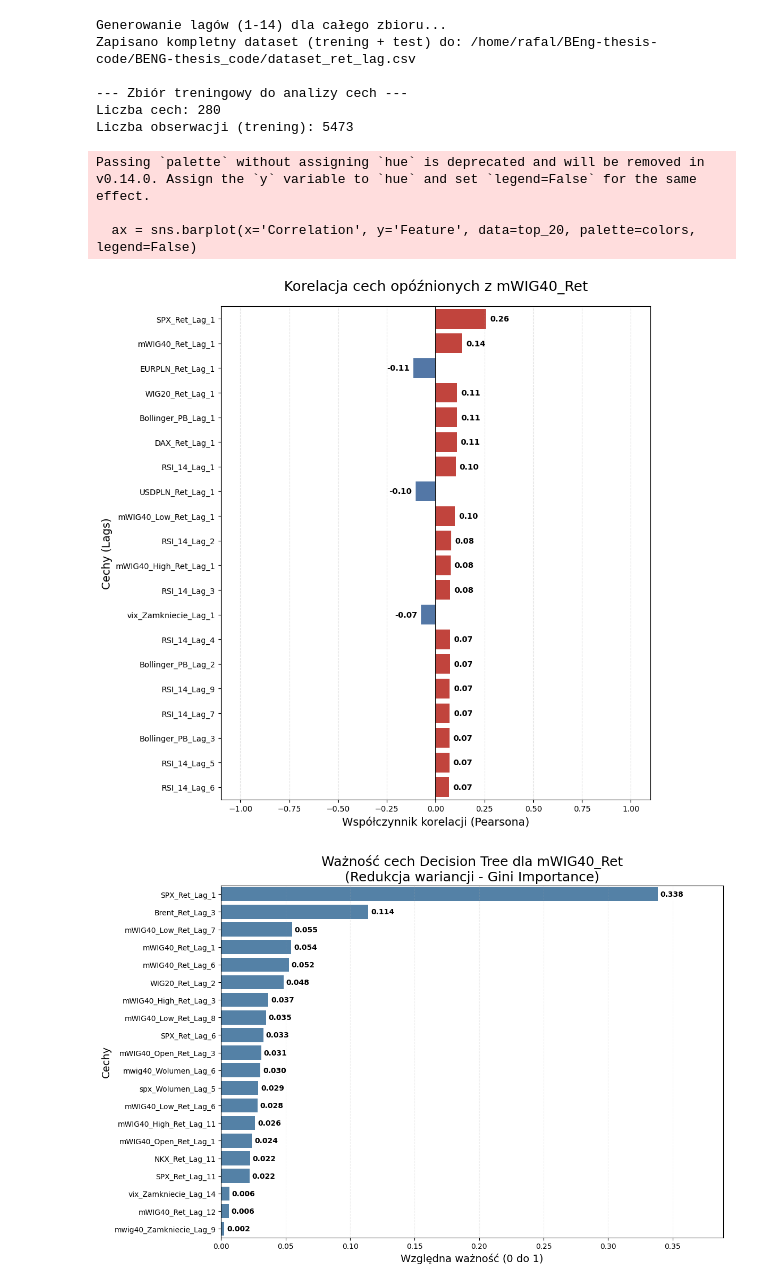
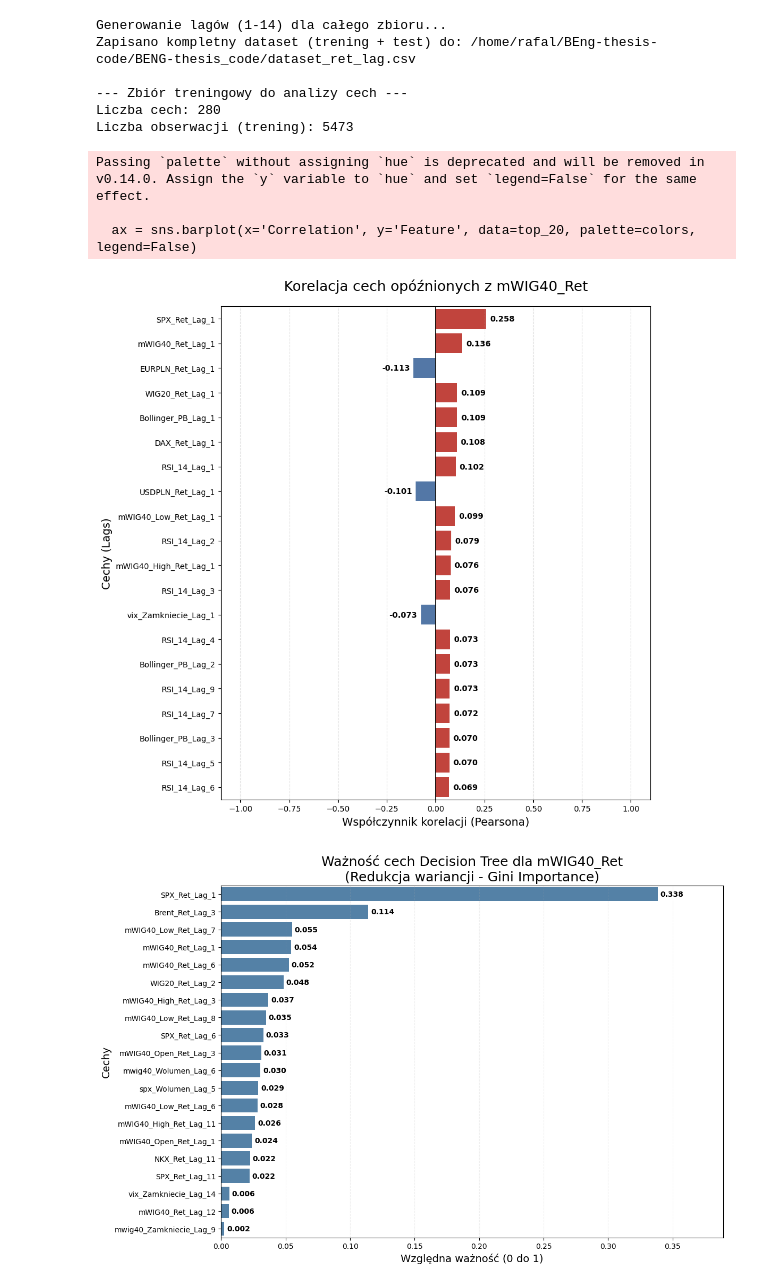
Before and after one commit to PylkoR/BENG-thesis_code, a Jupyter notebook: analysis_data/data_analysis.ipynb, the cells around one changed output. Cells and saved outputs as stored; diff of their text form; code cells hidden in the pictures.

```diff
--- a/analysis_data/data_analysis.ipynb
+++ b/analysis_data/data_analysis.ipynb
@@ -252,36 +252,36 @@ colors = ['#d73027' if x > 0 else '#4575b4' for x in top_20['Correlation']]
 
 # Tworzenie wykresu
 ax = sns.barplot(x='Correlation', y='Feature', data=top_20, palette=colors, legend=False)
 
 # Wartości przy słupkach
 for i, val in enumerate(top_20['Correlation']):
     # Ustalenie pozycji i wyrównania tekstu w zależności od znaku korelacji
     if val > 0:
         # Dla dodatnich: tekst po prawej stronie słupka
-        ax.text(val + 0.02, i, f'{val:.2f}', va='center', ha='left', fontsize=10, fontweight='bold')
+        ax.text(val + 0.02, i, f'{val:.3f}', va='center', ha='left', fontsize=10, fontweight='bold')
     else:
         # Dla ujemnych: tekst po lewej stronie słupka
-        ax.text(val - 0.02, i, f'{val:.2f}', va='center', ha='right', fontsize=10, fontweight='bold')
+        ax.text(val - 0.02, i, f'{val:.3f}', va='center', ha='right', fontsize=10, fontweight='bold')
 
 plt.xlim(-1.1, 1.1)
 plt.axvline(0, color='black', linewidth=1.2)
 
 plt.title(f'Korelacja cech opóźnionych z {TARGET_COL}', fontsize=TITLE_FONT_SIZE, pad=20)
 plt.xlabel('Współczynnik korelacji (Pearsona)', fontsize=AXIS_FONT_SIZE)
 plt.ylabel('Cechy (Lags)', fontsize=AXIS_FONT_SIZE)
 plt.grid(True, alpha=0.3, axis='x', linestyle='--')
 
 plt.tight_layout()
 
 # 3. Zapis i wyświetlenie
 save_path = os.path.join(PLOTS_DIR, f'correlation_with_{TARGET_COL}.png')
 plt.savefig(save_path, dpi=300)
 plt.show()
 # %% [output]
 Passing `palette` without assigning `hue` is deprecated and will be removed in v0.14.0. Assign the `y` variable to `hue` and set `legend=False` for the same effect.
 
   ax = sns.barplot(x='Correlation', y='Feature', data=top_20, palette=colors, legend=False)
-[figure, old version]
+[figure, new version]
 # %%
 from sklearn.tree import DecisionTreeRegressor
 
```
Also changed, not shown: 30 other files.
